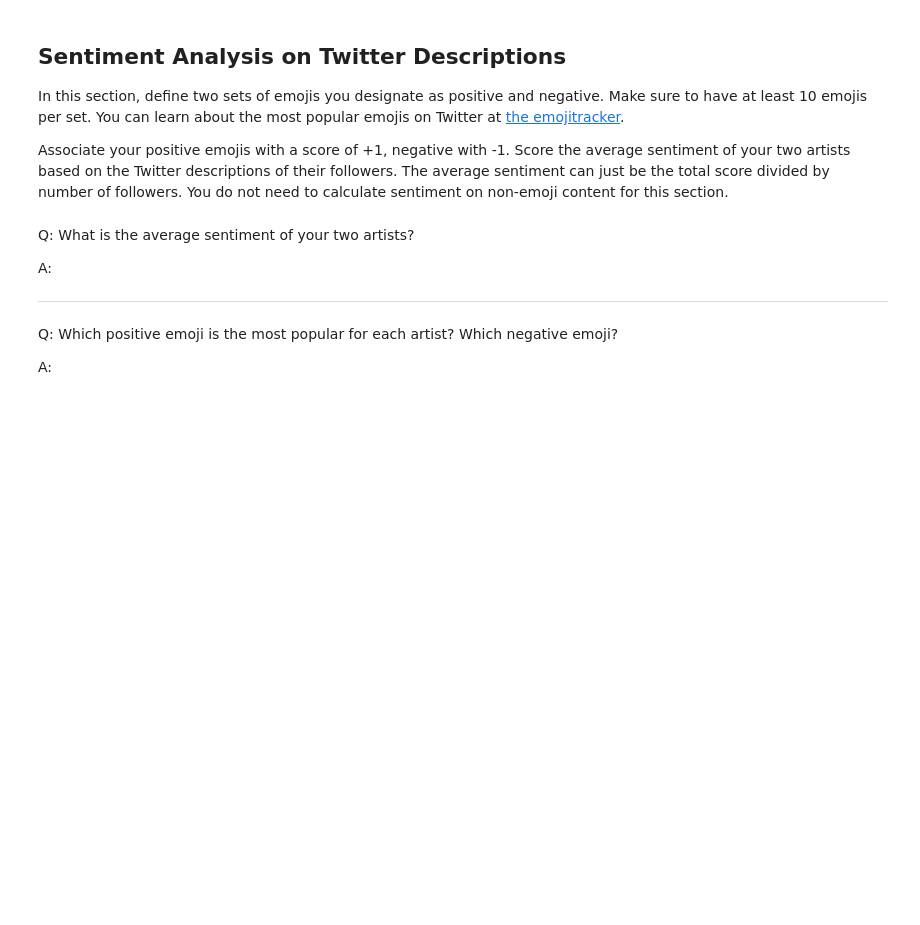
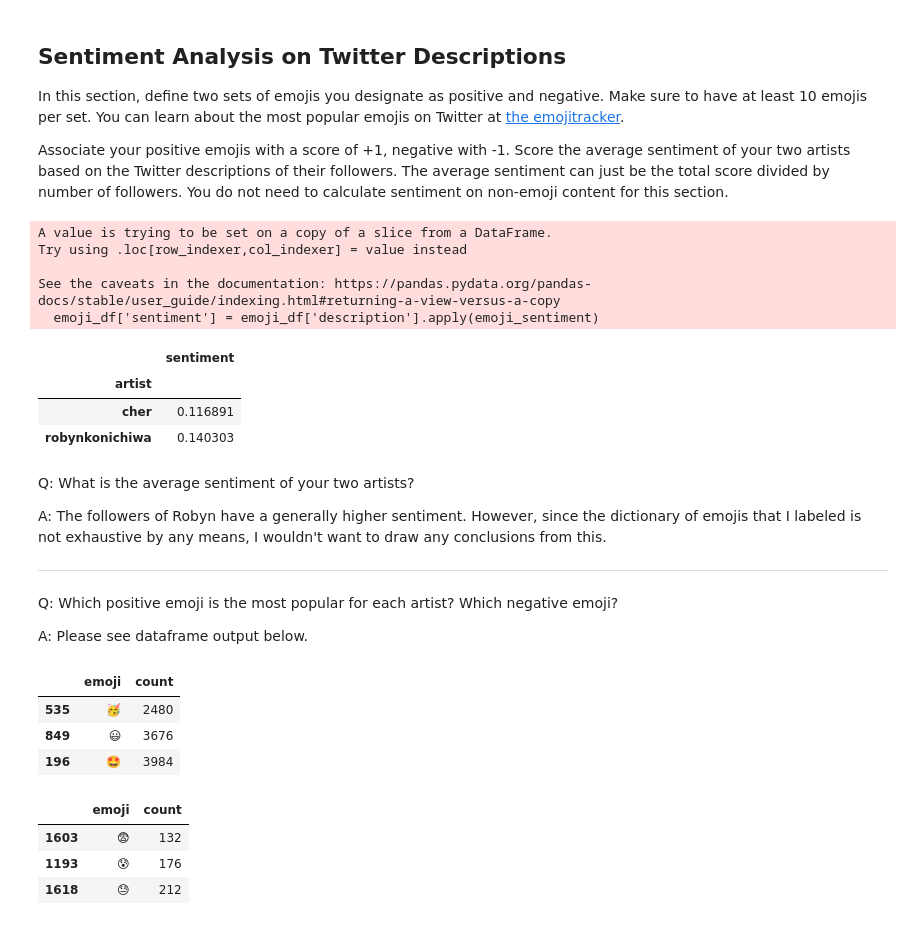
Before and after one commit to mchang674/ads509_assignment6, a Jupyter notebook: Sentiment Assignment.ipynb, the cells around one changed output. Cells and saved outputs as stored; diff of their text form; code cells hidden in the pictures; blank space fills up the shorter version.

```diff
--- a/Sentiment Assignment.ipynb
+++ b/Sentiment Assignment.ipynb
@@ -288,13 +290,83 @@ In this section, define two sets of emojis you designate as positive and negativ
 Associate your positive emojis with a score of +1, negative with -1. Score the average sentiment of your two artists based on the Twitter descriptions of their followers. The average sentiment can just be the total score divided by number of followers. You do not need to calculate sentiment on non-emoji content for this section.
 # %%
 # your code here
+def find_emoji(text):
+    emote = emoji.distinct_emoji_list(text)
+    emote = ' '.join(emote)
+    return emote
+
+twitter_df['emoji'] = twitter_df['description'].apply(find_emoji)
+
+emoji_df = twitter_df[twitter_df['emoji']!= '']
+
+emoji_dict= {'😃': 1,'😉':1,'🩷':1,'💜':1,'❤️':1,'🥳':1,'🤩':1,'🥰':1,'👍':1,'🌈':1, '😡':-1,'😭':-1,'😵‍💫':-1,'🤕':-1,'😓':-1,'😰':-1,'😢':-1,'😣':-1, '😫':-1,
+             '😎':1, '🧡':1, '💗':1, '💖':1, '🏳️‍🌈':1, '🏳️‍⚧️':1,'🚫':-1, '🆘':-1,  '🚨':-1, '🚑':-1, '👑':1, '😒':-1, '🤬':-1,'😤':-1,'😨':-1,'🙄':-1, '👿':-1, '💀':-1}
+
+pos_emoji = {'😃': 1,'😉':1,'🩷':1,'💜':1,'❤️':1,'🥳':1,'🤩':1,'🥰':1,'👍':1,'🌈':1,  '😎':1, '🧡':1, '💗':1, '💖':1, '🏳️‍🌈':1, '🏳️‍⚧️':1,'👑':1}
+neg_emoji = {'😡':-1,'😭':-1,'😵‍💫':-1,'🤕':-1,'😓':-1,'😰':-1,'😢':-1,'😣':-1, '😫':-1, '🚫':-1, '🆘':-1,  '🚨':-1, '🚑':-1,'😒':-1, '🤬':-1,'😤':-1,'😨':-1,'🙄':-1, '👿':-1, '💀':-1}
+# %%
+def emoji_sentiment(text):
+    sentiment_score = 0
+    bag_of_emoji = str.split(str(text))
+    for emoji in bag_of_emoji:
+        if emoji in emoji_dict:
+            sentiment_score += emoji_dict[emoji]
+    return sentiment_score
+
+emoji_df['sentiment'] = emoji_df['description'].apply(emoji_sentiment)
+# %% [output]
+A value is trying to be set on a copy of a slice from a DataFrame.
+Try using .loc[row_indexer,col_indexer] = value instead
+
+See the caveats in the documentation: https://pandas.pydata.org/pandas-docs/stable/user_guide/indexing.html#returning-a-view-versus-a-copy
+  emoji_df['sentiment'] = emoji_df['description'].apply(emoji_sentiment)
+# %%
+emoji_df.groupby('artist').mean('sentiment')
+# %% [output]
+|  | sentiment |
+| artist |  |
+| cher | 0.116891 |
+| robynkonichiwa | 0.140303 |
+# %%
+emoji_df = emoji_df.reset_index()
+
+emoji_list = []
+for row in range(len(emoji_df)):
+    emojis = emoji_df['emoji'][row]
+    emojis = str.split(str(emojis))
+    for item in emojis:
+        emoji_list.append(item)
+
+count = Counter(emoji_list)
+
+emoji_count = pd.DataFrame.from_records(list(dict(count).items()), columns = ['emoji', 'count'])
+# %%
+emoji_count['positive'] = emoji_count['emoji'].isin(pos_emoji)
+emoji_count['negative'] = emoji_count['emoji'].isin(neg_emoji)
+
+positive_count = emoji_count[emoji_count['positive']==True]
+negative_count = emoji_count[emoji_count['negative']==True]
 # %% [markdown]
 Q: What is the average sentiment of your two artists?
 
-A: <!-- Your answer here -->
+A: The followers of Robyn have a generally higher sentiment. However, since the dictionary of emojis that I labeled is not exhaustive by any means, I wouldn't want to draw any conclusions from this.
 
 ---
 
 Q: Which positive emoji is the most popular for each artist? Which negative emoji?
 
-A: <!-- Your answer here -->
+A: Please see dataframe output below.
+# %%
+positive_count[['emoji', 'count']].sort_values(by='count').head(3)
+# %% [output]
+|  | emoji | count |
+| 535 | 🥳 | 2480 |
+| 849 | 😃 | 3676 |
+| 196 | 🤩 | 3984 |
+# %%
+negative_count[['emoji', 'count']].sort_values(by='count').head(3)
+# %% [output]
+|  | emoji | count |
+| 1603 | 😨 | 132 |
+| 1193 | 😰 | 176 |
+| 1618 | 😓 | 212 |
```
Also changed, not shown: parts of 2 cells of this notebook.
